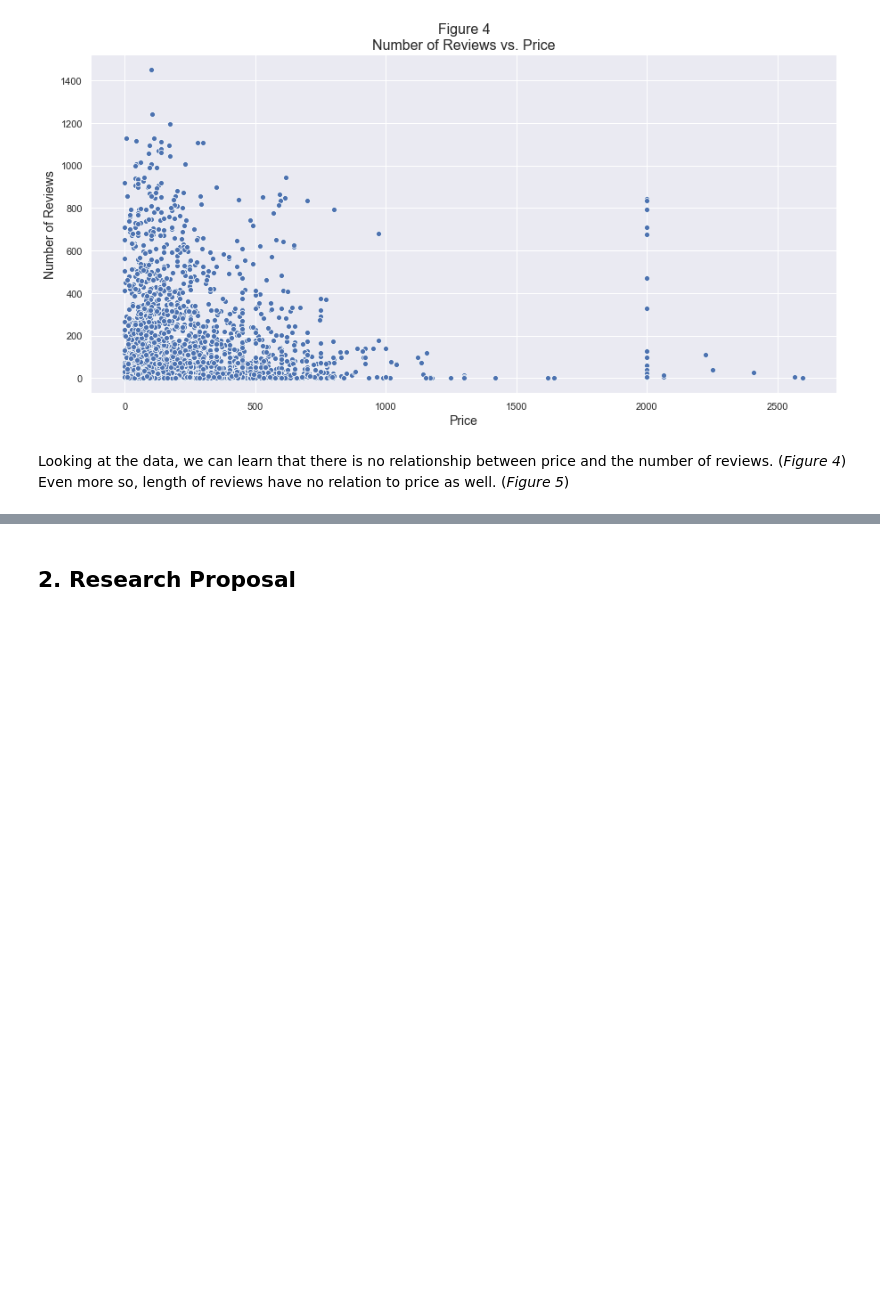
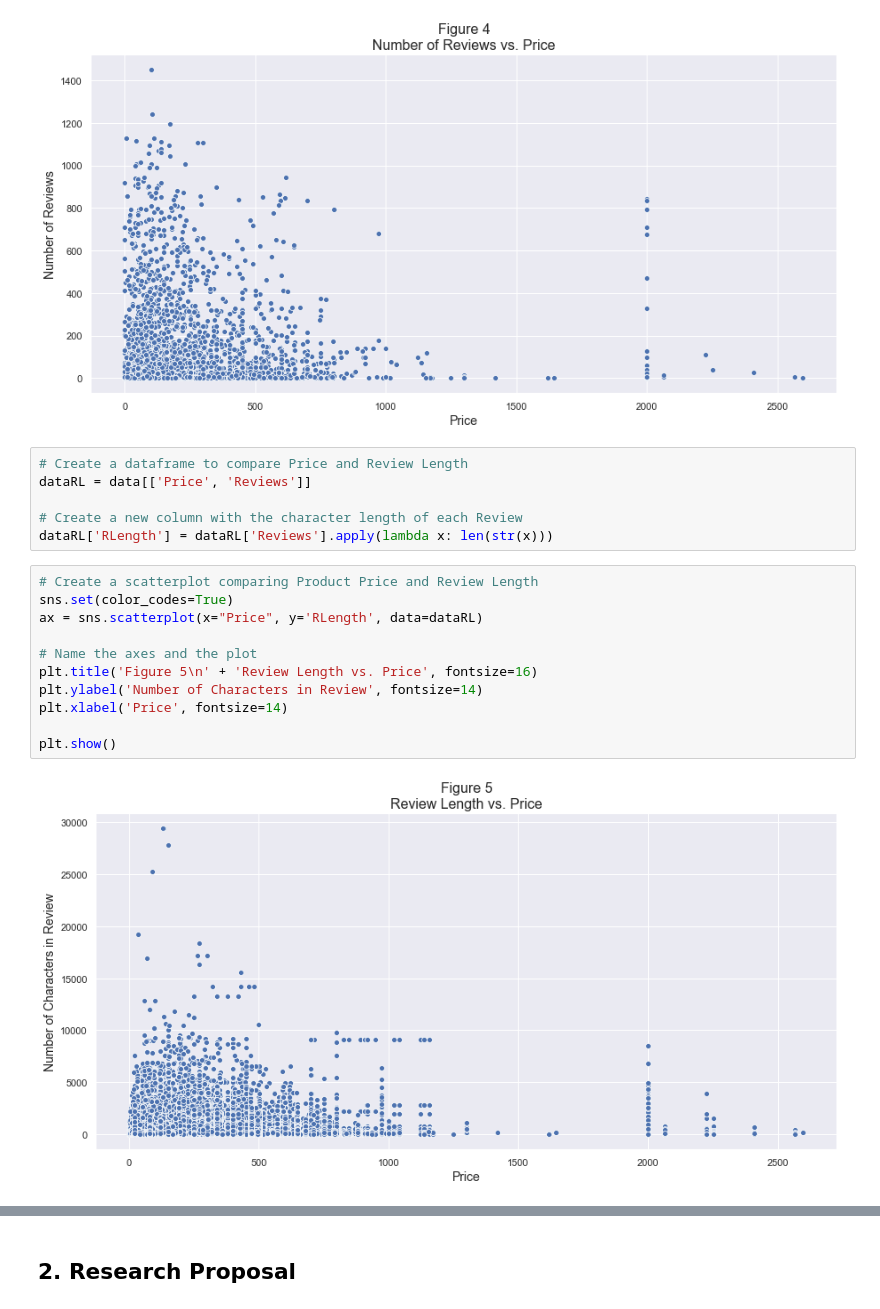
Before and after one commit to samfradkin/Thinkful-Data-Science, a Jupyter notebook: 1.1.5.1 Unit 1 Capstone - Narrative Analytics and Experimentation.ipynb, the cells around one changed output, grey strips where cells are left out. Drawn from its saved outputs; the diff is of its cells as text; blank space fills up the shorter version.

```diff
--- a/1.1.5.1 Unit 1 Capstone - Narrative Analytics and Experimentation.ipynb
+++ b/1.1.5.1 Unit 1 Capstone - Narrative Analytics and Experimentation.ipynb
@@ -192,5 +217,22 @@ plt.xlabel('Price', fontsize=14)
 plt.show()
 # %% [output]
 [figure]
-# %% [markdown]
-Looking at the data, we can learn that there is no relationship between price and the number of reviews. (*Figure 4*) Even more so, length of reviews have no relation to price as well. (*Figure 5*)
+# %%
+# Create a dataframe to compare Price and Review Length
+dataRL = data[['Price', 'Reviews']]
+
+# Create a new column with the character length of each Review
+dataRL['RLength'] = dataRL['Reviews'].apply(lambda x: len(str(x)))
+# %%
+# Create a scatterplot comparing Product Price and Review Length
+sns.set(color_codes=True)
+ax = sns.scatterplot(x="Price", y='RLength', data=dataRL)
+
+# Name the axes and the plot
+plt.title('Figure 5\n' + 'Review Length vs. Price', fontsize=16)
+plt.ylabel('Number of Characters in Review', fontsize=14)
+plt.xlabel('Price', fontsize=14)
+
+plt.show()
+# %% [output]
+[figure, added]
```
Also changed, not shown: parts of 13 cells of this notebook.
